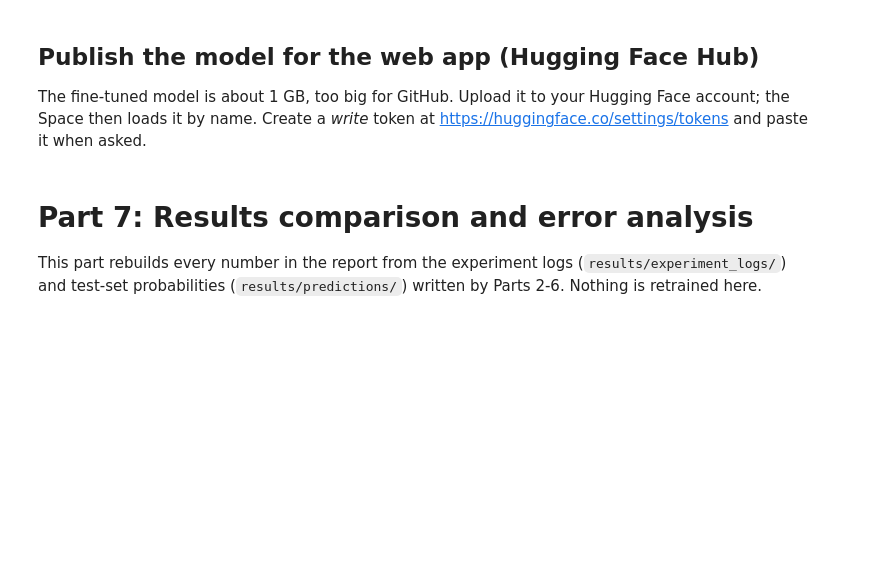
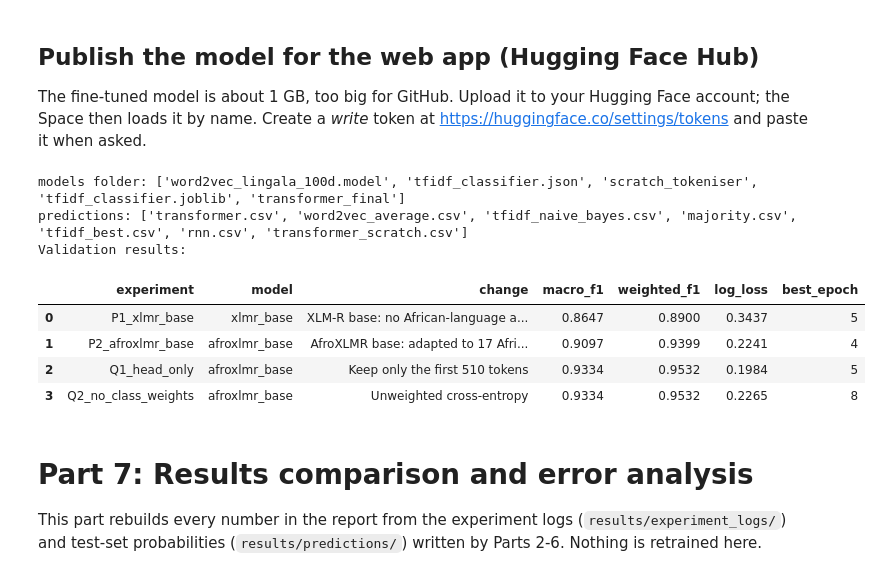
Before and after one commit to h-mutumwinka/Lingala_News_Classification, a Jupyter notebook: notebooks/lingala_news_classification.ipynb, the cells around one changed output. Cells and saved outputs as stored; diff of their text form; code cells hidden in the pictures; blank space fills up the shorter version.

Commit message:
Final version: AfroXLMR results, notebook outputs, web app, simpler app.py

```diff
--- a/notebooks/lingala_news_classification.ipynb
+++ b/notebooks/lingala_news_classification.ipynb
@@ -833,4 +1418,21 @@ evaluation.save_misclassified_examples(test, test_ids, first, "transformer");
 ## Publish the model for the web app (Hugging Face Hub)
 The fine-tuned model is about 1 GB, too big for GitHub. Upload it to your Hugging Face account; the Space then loads it by name.
 Create a *write* token at https://huggingface.co/settings/tokens and paste it when asked.
+# %%
+import os
+print("models folder:", os.listdir("/content/lingala-news-classification/models"))
+print("predictions:", os.listdir("/content/lingala-news-classification/results/predictions"))
+try:
+    print("Validation results:"); display(summary)
+except NameError:
+    print("Part 6 experiments did not run")
+# %% [output]
+models folder: ['word2vec_lingala_100d.model', 'tfidf_classifier.json', 'scratch_tokeniser', 'tfidf_classifier.joblib', 'transformer_final']
+predictions: ['transformer.csv', 'word2vec_average.csv', 'tfidf_naive_bayes.csv', 'majority.csv', 'tfidf_best.csv', 'rnn.csv', 'transformer_scratch.csv']
+Validation results:
+|  | experiment | model | change | macro_f1 | weighted_f1 | log_loss | best_epoch |
+| 0 | P1_xlmr_base | xlmr_base | XLM-R base: no African-language a... | 0.8647 | 0.8900 | 0.3437 | 5 |
+| 1 | P2_afroxlmr_base | afroxlmr_base | AfroXLMR base: adapted to 17 Afri... | 0.9097 | 0.9399 | 0.2241 | 4 |
+| 2 | Q1_head_only | afroxlmr_base | Keep only the first 510 tokens | 0.9334 | 0.9532 | 0.1984 | 5 |
+| 3 | Q2_no_class_weights | afroxlmr_base | Unweighted cross-entropy | 0.9334 | 0.9532 | 0.2265 | 8 |
 # %%
```
Also changed, not shown: parts of 49 cells of this notebook, 48 other files.
